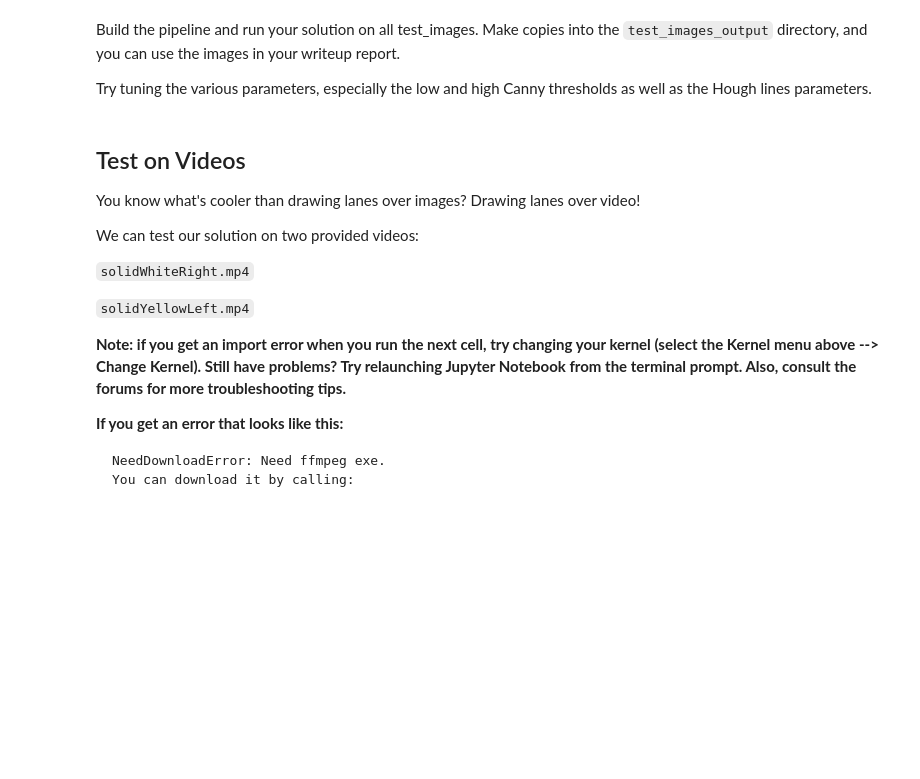
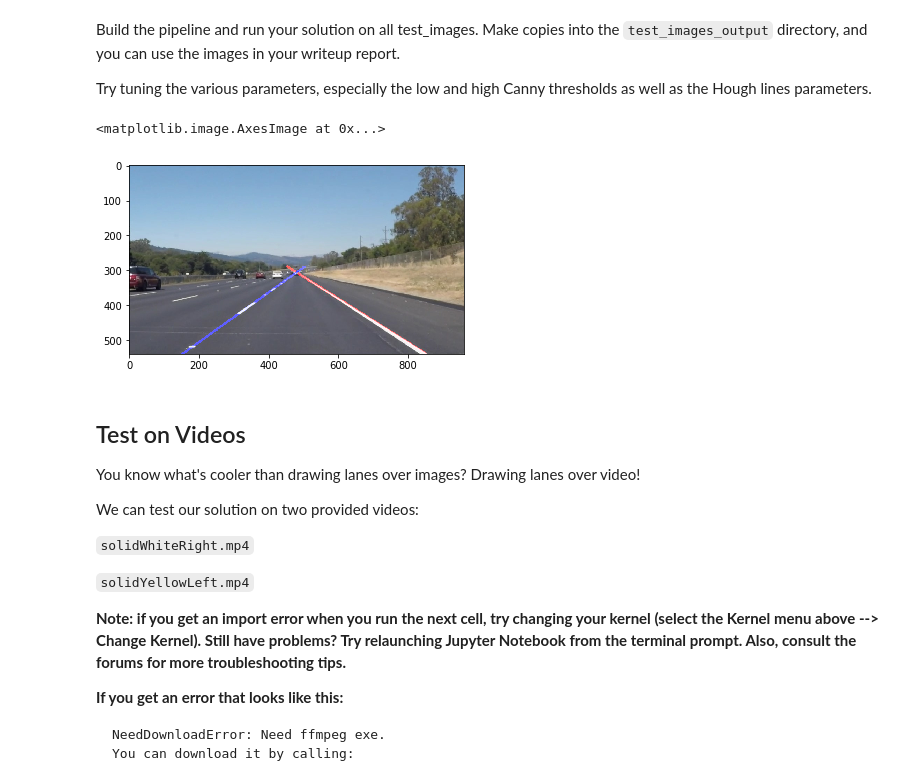
Before and after one commit to david-sterling/CarND_LaneLines-P1, a Jupyter notebook: P1.ipynb, the cells around one changed output. Cells and saved outputs as stored; diff of their text form; code cells hidden in the pictures; blank space fills up the shorter version.

```diff
--- a/P1.ipynb
+++ b/P1.ipynb
@@ -304,42 +304,45 @@ Try tuning the various parameters, especially the low and high Canny thresholds
 # TODO: Build your pipeline that will draw lane lines on the test_images
 # then save them to the test_images directory.
 
-image = mpimg.imread('./test_images/solidYellowLeft.jpg')
+#image = mpimg.imread('./test_images/solidYellowLeft.jpg')
 
 
 def find_lanes_pipeline(image):
     imshape = image.shape
     color_filtered = color_filter(image)
-    print(color_filtered.shape)
+    #print(color_filtered.shape)
     #gray = grayscale(color_filter)
     #gray = grayscale(image)
     # Define a kernel size and apply Gaussian smoothing
     blur_gray_image = gaussian_blur(color_filtered,9)
     # Define our parameters for Canny and apply
     edges = canny(blur_gray_image,40,60)
     # Next we'll create a masked edges image using cv2.fillPoly()
     vertices = np.array([[(0,imshape[0]),(470, 300), (505, 300), (imshape[1],imshape[0])]], dtype=np.int32)
     masked_image = region_of_interest(edges,vertices)
     # Run Hough on edge detected image
 
     lane_lines = hough_lines(masked_image,2,np.pi/180,1,20,50)
 
 
     # Draw the lines on the edge image
     lines_over_original = cv2.addWeighted(lane_lines, 0.8, image, 1, 0)
     #plt.imshow(lines_over_original)
     #plt.imshow(lines_over_original)
 
     return lines_over_original
 
 
 
-#find_lanes_pipeline(image)
+plt.imshow(find_lanes_pipeline(image))
 #find_lanes_pipeline(image)
 #imshape = image.shape
 #vertices = np.array([[(0,imshape[0]),(470, 300), (505, 300), (imshape[1],imshape[0])]], dtype=np.int32)
 #masked_image = region_of_interest(image,vertices)
-#plt.imshow(masked_image)
+#plt.imshow()
+# %% [output]
+<matplotlib.image.AxesImage at 0x...>
+[figure, added]
 # %% [markdown]
 ## Test on Videos
 
```
Also changed, not shown: parts of 4 cells of this notebook, 2 other files.
